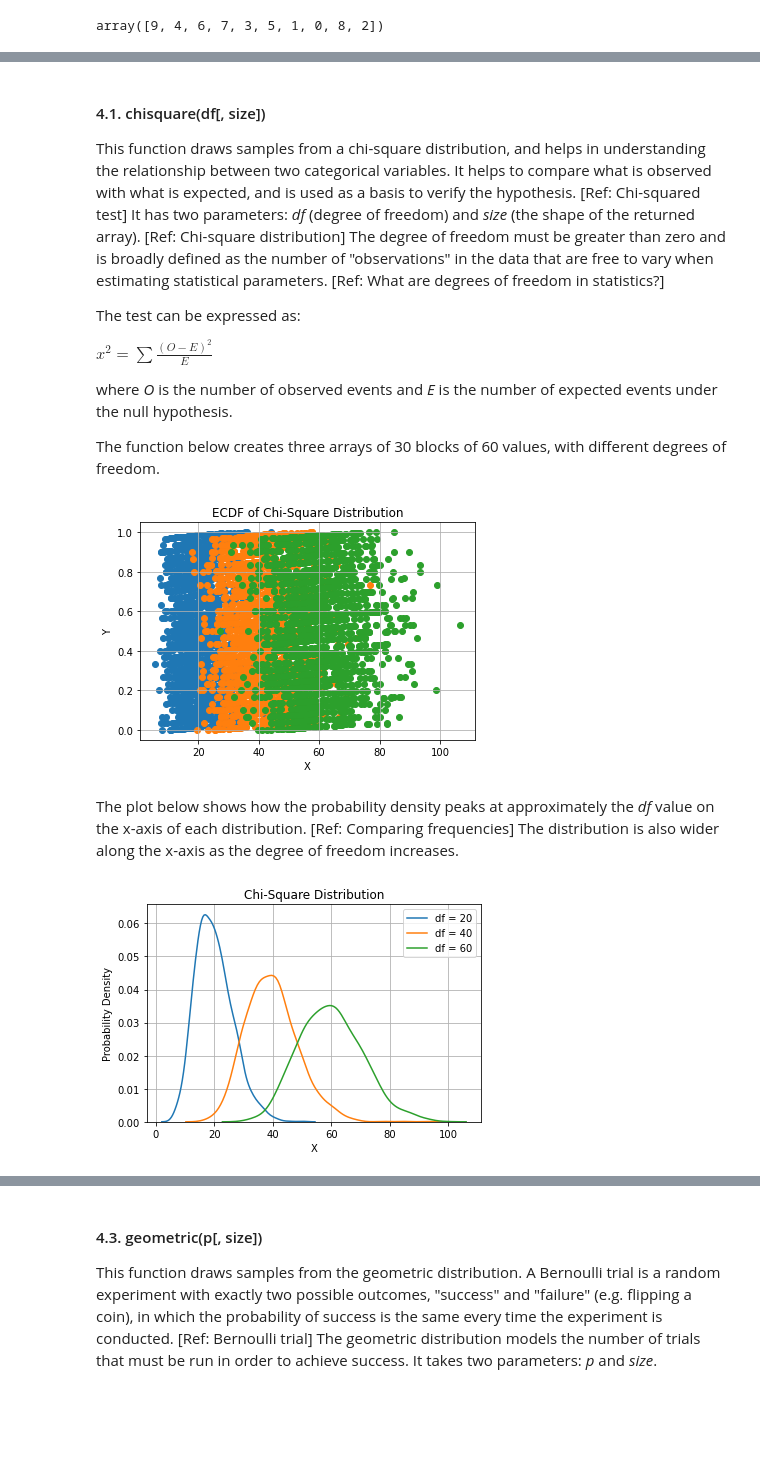
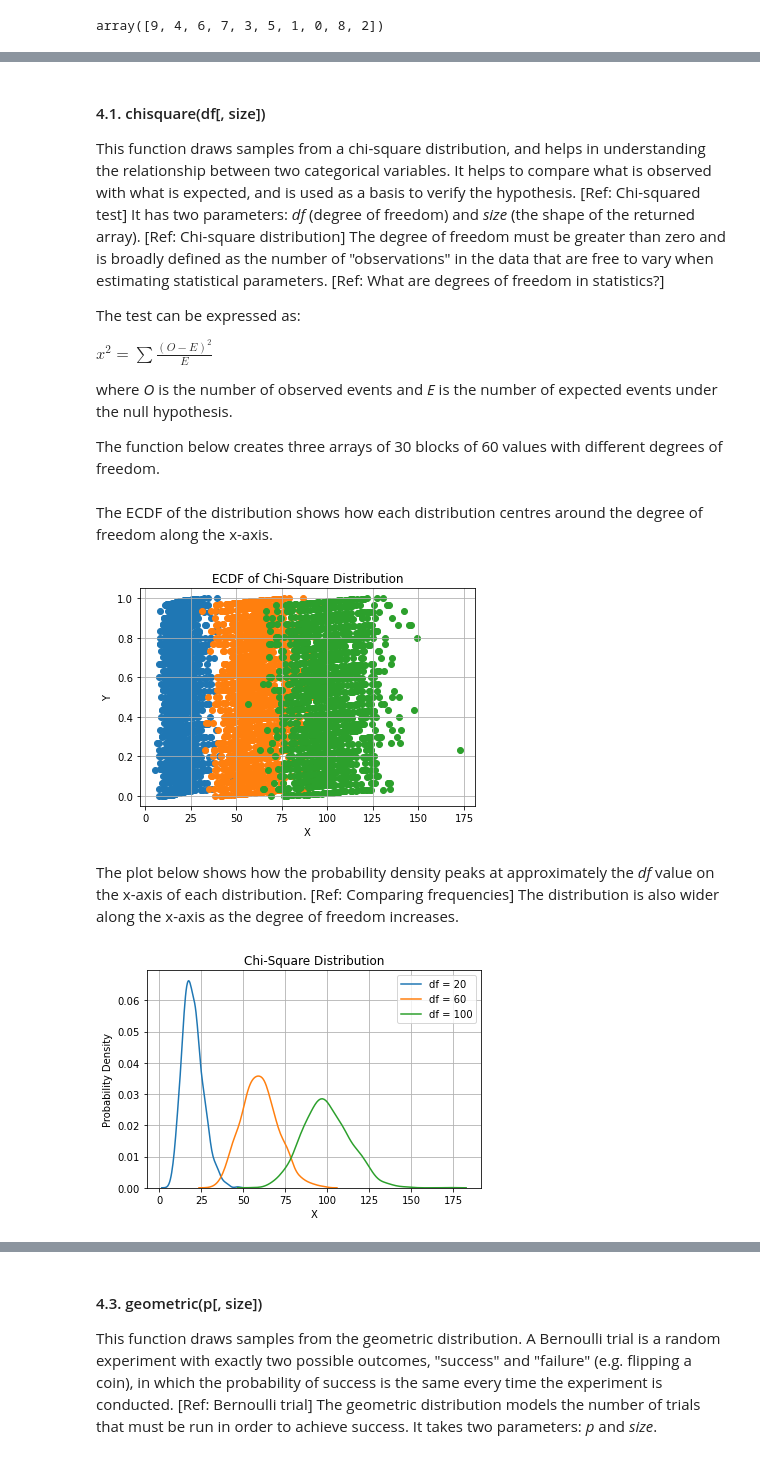
Before and after one commit to GaryLocke91/52465_programming_assignment, a Jupyter notebook: 52465_programming_assignment.ipynb, the cells around one changed output, grey strips where cells are left out. Cells and saved outputs as stored; diff of their text form; code cells hidden in the pictures; blank space fills up the shorter version.

Commit message:
Added histograms, updated text on the ECDF.

```diff
--- a/52465_programming_assignment.ipynb
+++ b/52465_programming_assignment.ipynb
@@ -352,14 +352,16 @@ $x^{2} = \sum\frac{(O-E)^{2}}{E}$
 
 where *O* is the number of observed events and *E* is the number of expected events under the null hypothesis.
 
-The function below creates three arrays of 30 blocks of 60 values, with different degrees of freedom.
+The function below creates three arrays of 30 blocks of 60 values with different degrees of freedom.
 # %%
 # Construct a new Generator
 rng = np.random.default_rng()
 # Create three arrays with different degrees of freedom
 dx = rng.chisquare(df=20, size=(30,60))
-dy = rng.chisquare(df=40, size=(30,60))
-dz = rng.chisquare(df=60, size=(30,60))
+dy = rng.chisquare(df=60, size=(30,60))
+dz = rng.chisquare(df=100, size=(30,60))
+# %% [markdown]
+The ECDF of the distribution shows how each distribution centres around the degree of freedom along the x-axis.
 # %%
 # Create a sorted copy of the array
 x= np.sort(dx)
@@ -367,7 +369,7 @@ x= np.sort(dx)
 n = x.size
 # Calculate the proportion of data points less than each data point
 y = np.arange(1, n+1) / n
-# Plot the array
+# Create a plot of the array
 plt.scatter(x=x, y=y)
 
 # Create a sorted copy of the array
@@ -376,7 +378,7 @@ x = np.sort(dy)
 n = x.size
 # Calculate the proportion of data points less than each data point
 y = np.arange(1, n+1) / n
-# Plot the array
+# Create a plot of the array
 plt.scatter(x=x, y=y)
 
 # Create a sorted copy of the array
@@ -385,7 +387,7 @@ x = np.sort(dz)
 n = x.size
 # Calculate the proportion of data points less than each data point
 y = np.arange(1, n+1) / n
-# Plot the array
+# Create a plot of the array
 plt.scatter(x=x, y=y)
 
 plt.xlabel('X')
@@ -393,16 +395,17 @@ plt.ylabel('Y')
 plt.title("ECDF of Chi-Square Distribution")
 plt.grid()
 # %% [output]
-[figure, old version]
+[figure, new version]
 # %% [markdown]
 The plot below shows how the probability density peaks at approximately the *df* value on the x-axis of each distribution. [Ref: Comparing frequencies] The distribution is also wider along the x-axis as the degree of freedom increases.
 # %%
+# Plot the three arrays with different degrees of freedom
 sns.distplot(dx, label="df = 20", hist=False)
-sns.distplot(dy, label="df = 40", hist=False)
-sns.distplot(dz, label="df = 60", hist=False)
+sns.distplot(dy, label="df = 60", hist=False)
+sns.distplot(dz, label="df = 100", hist=False)
 plt.xlabel("X")
 plt.ylabel("Probability Density")
 plt.title("Chi-Square Distribution")
 plt.grid()
 # %% [output]
-[figure, old version]
+[figure, new version]
```
Also changed, not shown: parts of 33 cells of this notebook.
